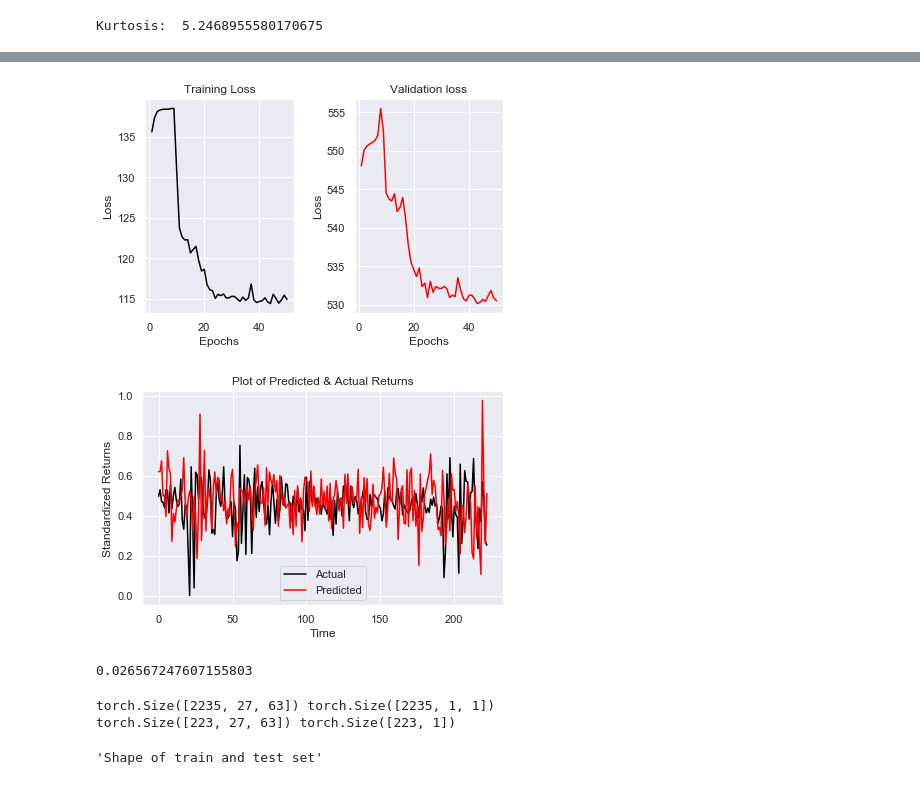
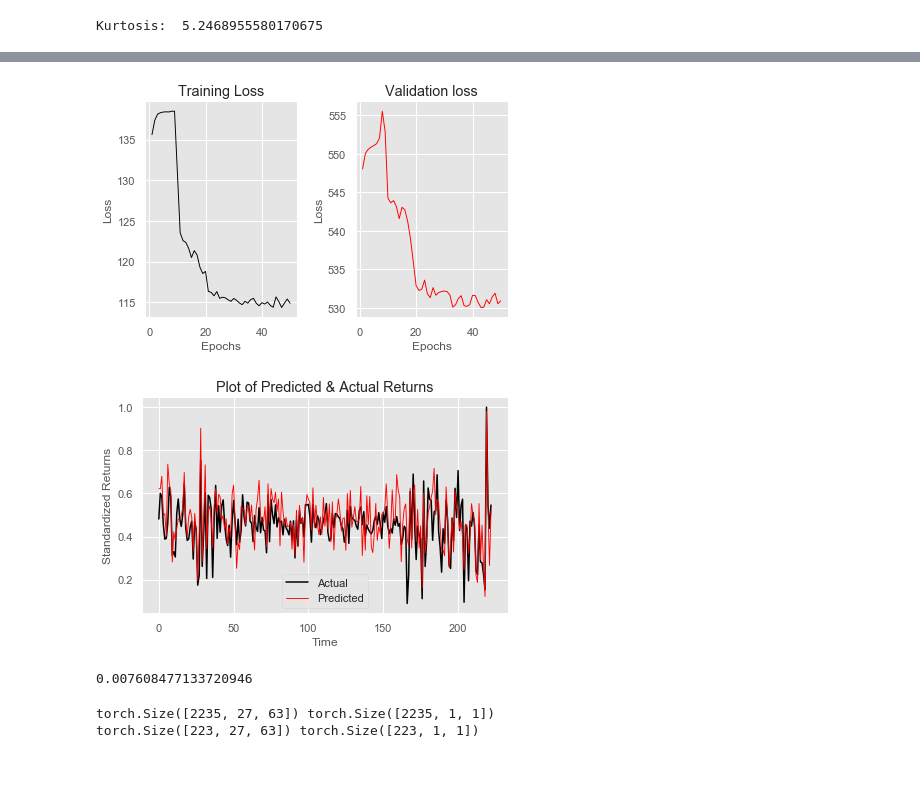
Before and after one commit to Joeltzy/StochasticRNN, a Jupyter notebook: SRNN.ipynb, the cells around one changed output, grey strips where cells are left out. Drawn from its saved outputs; the diff is of its cells as text; code cells hidden in the pictures.

```diff
--- a/SRNN.ipynb
+++ b/SRNN.ipynb
@@ -73,11 +73,12 @@ train_data['Date'] = pd.to_datetime(train_data['Date'])
 test_data['Date'] = pd.to_datetime(test_data['Date'])
 # %%
 """Plot of Train and Test Daily returns"""
+plt.style.use('ggplot')
 plt.title('S&P500 Daily Returns')
 plt.xlabel('Year')
 plt.ylabel('Returns')
-plt.plot(train_data['Date'], train_data['returns'], color="black", label='Train')
-plt.plot(test_data['Date'], test_data['returns'], color="darkred", label='Test')
+plt.plot(train_data['Date'], train_data['returns'], color="black", label='Train', linewidth=0.55)
+plt.plot(test_data['Date'], test_data['returns'], color="red", label='Test', linewidth=0.55)
 plt.legend()
 plt.tight_layout()
 plt.savefig('images/daily_returns.png')
@@ -293,13 +297,14 @@ print(
 Kurtosis:  5.2468955580170675
 # %%
 #Histogram of Normal VS Returns - To show Heavy Tails
+plt.style.use('ggplot')
 x_random = np.random.normal(0, 2, 10000)
 x = np.linspace( -5, 5, 10000 )
 
 f, (ax1, ax2) = plt.subplots(1, 2)
-ax1.hist(x_random, bins='auto',color = 'darkblue', edgecolor = 'black')
+ax1.hist(x_random, bins='auto',color = 'black', edgecolor = 'black')
 ax1.set_title('Normal Distribution')
-ax2.hist(train_data['returns'].dropna(), bins='auto', color = 'red', edgecolor = 'black')
+ax2.hist(train_data['returns'].dropna(), bins='auto', color = 'red', edgecolor = 'red')
 ax2.set_title('S&P500 Returns Distribution')
 plt.tight_layout()
 plt.savefig('images/histogram.png')
@@ -686,19 +691,25 @@ print(len(train_NLL), len(test_NLL) )
+# %%
+#Appending Test values in t+1 to test_arr for plotting
+test_arr = []
+for index in range(0,len(test_y)):
+    test_arr.append(test_y[index][0][27])
 # %%
 #Train and validation Loss
+plt.style.use('ggplot')
 f, (ax1, ax2) = plt.subplots(1, 2)
 epochs = range(1,51)
-ax1.plot(epochs, train_NLL,'black',label='Training loss')
+ax1.plot(epochs, train_NLL,'black',label='Training loss', linewidth=0.95)
 ax1.set_title('Training Loss')
 ax1.set(xlabel='Epochs', ylabel='Loss')
 
-ax2.plot(epochs, test_NLL, 'red', label='validation loss')
+ax2.plot(epochs, test_NLL, 'red', label='validation loss', linewidth=0.95)
 ax2.set_title('Validation loss')
 ax2.set(xlabel='Epochs', ylabel='Loss')
 
 plt.tight_layout()
 plt.savefig('images/train_valid_loss.png')
 # %% [output]
-[figure, old version]
+[figure, new version]
 # %%
 """Converting predictions to python value"""
 predicted = []
@@ -708,21 +719,22 @@ for i in range(len(prediction)):
 from sklearn.metrics import mean_squared_error
 # %%
 #Plot of SRNN Predictions
+plt.style.use('ggplot')
 plt.title('Plot of Predicted & Actual Returns')
 plt.xlabel('Time')
 plt.ylabel('Standardized Returns')
 plt.plot(test_arr, 'black',label='Actual')
-plt.plot(prediction, 'red', label='Predicted')
+plt.plot(prediction, 'red', label='Predicted', linewidth=0.90)
 plt.tight_layout()
 plt.legend()
 plt.savefig('images/SRNN_prediction.png')
 # %% [output]
-[figure, old version]
+[figure, new version]
 # %%
 #Comptuing MSE of SRNN's prediction and test set
 mean_squared_error(prediction, test_arr)
 # %% [output]
-0.026567247607155803
+0.007608477133720946
 # %%
 '''LSTM Model'''
 import torch
@@ -835,8 +847,7 @@ print(x_train.shape, y_train.shape)
 print(x_test.shape, y_test.shape)
 # %% [output]
 torch.Size([2235, 27, 63]) torch.Size([2235, 1, 1])
-torch.Size([223, 27, 63]) torch.Size([223, 1])
+torch.Size([223, 27, 63]) torch.Size([223, 1, 1])
-'Shape of train and test set'
 # %%
     class RNN(nn.Module):
         def __init__(self):
```
Also changed, not shown: parts of 9 cells of this notebook, 5 other files.
